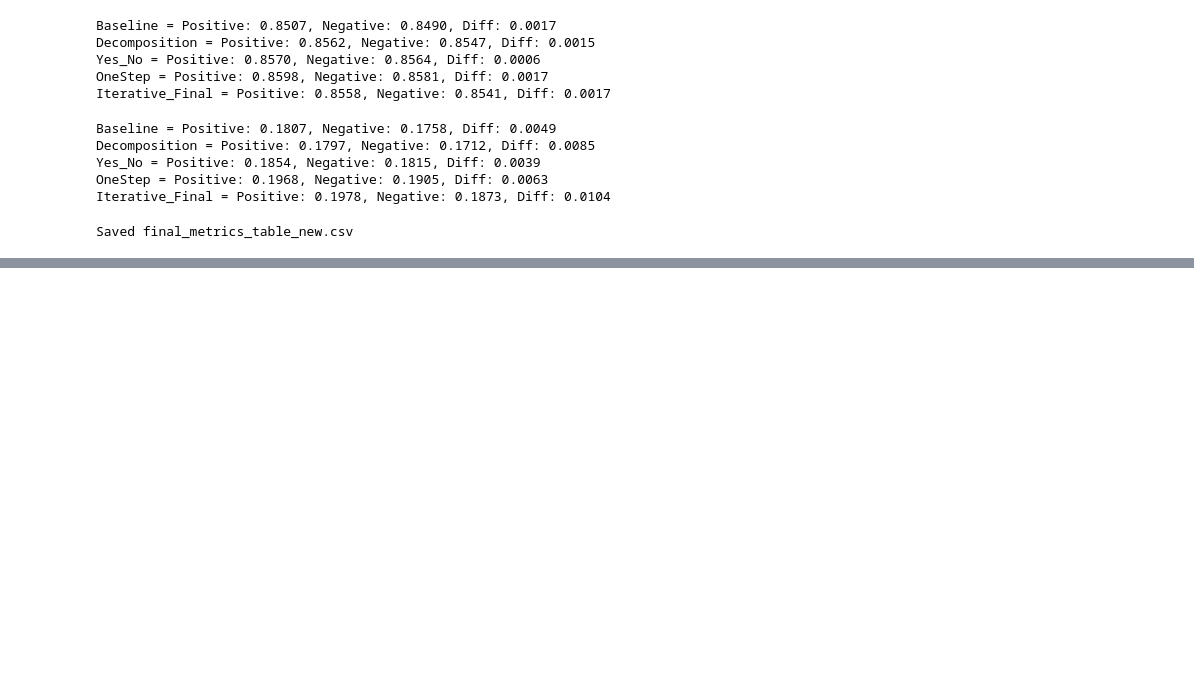
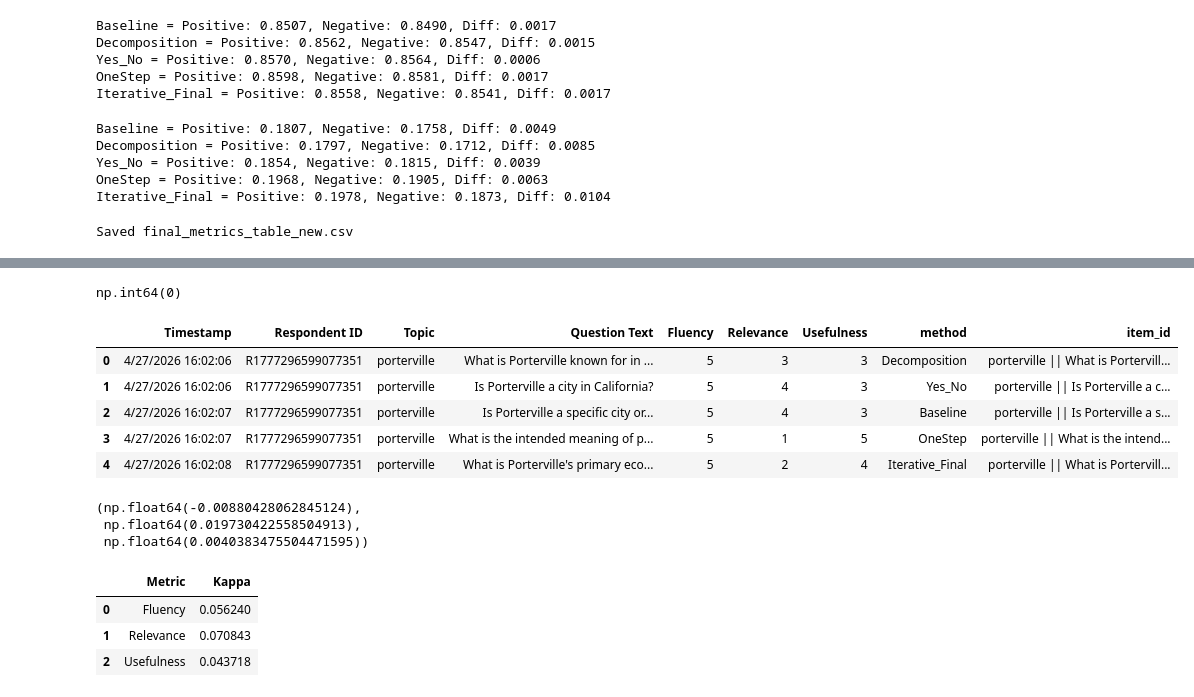
Before and after one commit to raina-joshi/llm-followup-thesis, a Jupyter notebook: preliminary_experiments.ipynb, the cells around one changed output, grey strips where cells are left out. Drawn from its saved outputs; the diff is of its cells as text; code cells hidden in the pictures; blank space fills up the shorter version.

```diff
--- a/preliminary_experiments.ipynb
+++ b/preliminary_experiments.ipynb
@@ -1724,0 +1759,49 @@ Saved final_metrics_table_new.csv
+# %%
+sample_df["topic"] = sample_df["topic"].str.lower()
+
+for col in ['Baseline', 'Decomposition', 'Yes_No', 'OneStep', 'Iterative_Final']:
+    sample_df[col] = sample_df[col].str.strip()
+# %%
+mapping = []
+
+methods = ['Baseline', 'Decomposition', 'Yes_No', 'OneStep', 'Iterative_Final']
+
+for _, row in sample_df.iterrows():
+    for method in methods:
+
+        # skip duplicate OneStep if same as Iterative_Final
+        if method == "OneStep" and row["OneStep"] == row["Iterative_Final"]:
+            continue
+
+        mapping.append({
+            "Topic": row["topic"],
+            "Question Text": row[method],
+            "method": method
+        })
+
+mapping_df = pd.DataFrame(mapping)
+# %%
+human_kappa_df = human_df.merge(
+    mapping_df,
+    on=["Topic", "Question Text"],
+    how="left"
+)
+# %%
+human_kappa_df["method"].isna().sum()
+# %% [output]
+np.int64(0)
+# %%
+human_kappa_df["item_id"] = (
+    human_kappa_df["Topic"] + " || " +
+    human_kappa_df["Question Text"] + " || " +
+    human_kappa_df["method"]
+)
+# %%
+human_kappa_df.head()
+# %% [output]
+|  | Timestamp | Respondent ID | Topic | Question Text | Fluency | Relevance | Usefulness | method | item_id |
+| 0 | 4/27/2026 16:02:06 | R1777296599077351 | porterville | What is Porterville known for in ... | 5 | 3 | 3 | Decomposition | porterville || What is Portervill... |
+| 1 | 4/27/2026 16:02:06 | R1777296599077351 | porterville | Is Porterville a city in California? | 5 | 4 | 3 | Yes_No | porterville || Is Porterville a c... |
+| 2 | 4/27/2026 16:02:07 | R1777296599077351 | porterville | Is Porterville a specific city or... | 5 | 4 | 3 | Baseline | porterville || Is Porterville a s... |
+| 3 | 4/27/2026 16:02:07 | R1777296599077351 | porterville | What is the intended meaning of p... | 5 | 1 | 5 | OneStep | porterville || What is the intend... |
+| 4 | 4/27/2026 16:02:08 | R1777296599077351 | porterville | What is Porterville's primary eco... | 5 | 2 | 4 | Iterative_Final | porterville || What is Portervill... |
@@ -1724,0 +1828,14 @@ Saved final_metrics_table_new.csv
+# %%
+fluency_mat = prepare_fleiss(human_kappa_df, "Fluency")
+relevance_mat = prepare_fleiss(human_kappa_df, "Relevance")
+usefulness_mat = prepare_fleiss(human_kappa_df, "Usefulness")
+
+fluency_fleiss = fleiss_kappa(fluency_mat)
+relevance_fleiss = fleiss_kappa(relevance_mat)
+usefulness_fleiss = fleiss_kappa(usefulness_mat)
+
+fluency_fleiss, relevance_fleiss, usefulness_fleiss
+# %% [output]
+(np.float64(-0.00880428062845124),
+ np.float64(0.019730422558504913),
+ np.float64(0.0040383475504471595))
@@ -1724,0 +1864,16 @@ Saved final_metrics_table_new.csv
+# %%
+fluency_kappa = compute_kappa(human_kappa_df, "Fluency")
+relevance_kappa = compute_kappa(human_kappa_df, "Relevance")
+usefulness_kappa = compute_kappa(human_kappa_df, "Usefulness")
+
+kappa_df = pd.DataFrame({
+    "Metric": ["Fluency", "Relevance", "Usefulness"],
+    "Kappa": [fluency_kappa, relevance_kappa, usefulness_kappa]
+})
+
+kappa_df
+# %% [output]
+|  | Metric | Kappa |
+| 0 | Fluency | 0.056240 |
+| 1 | Relevance | 0.070843 |
+| 2 | Usefulness | 0.043718 |
```
Also changed, not shown: parts of 54 cells of this notebook.
